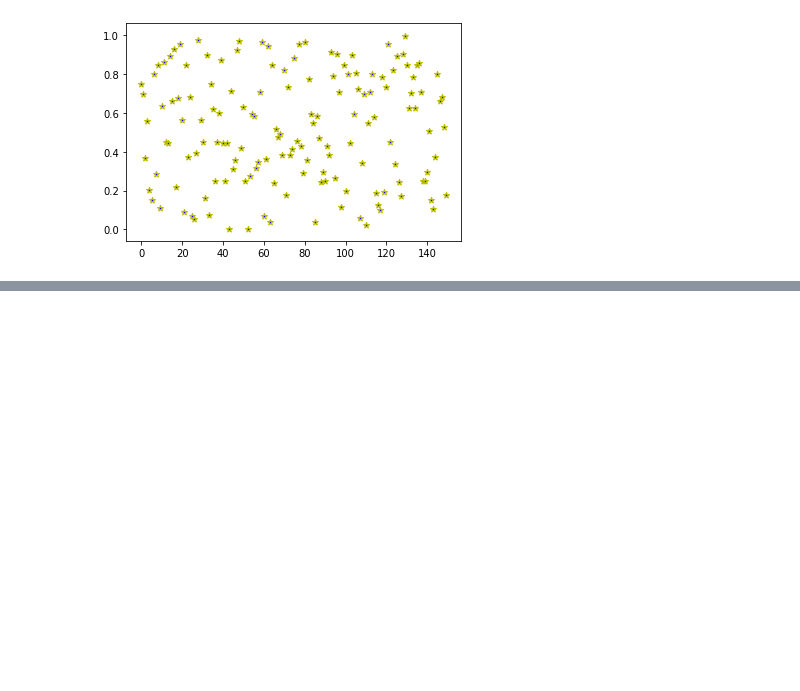
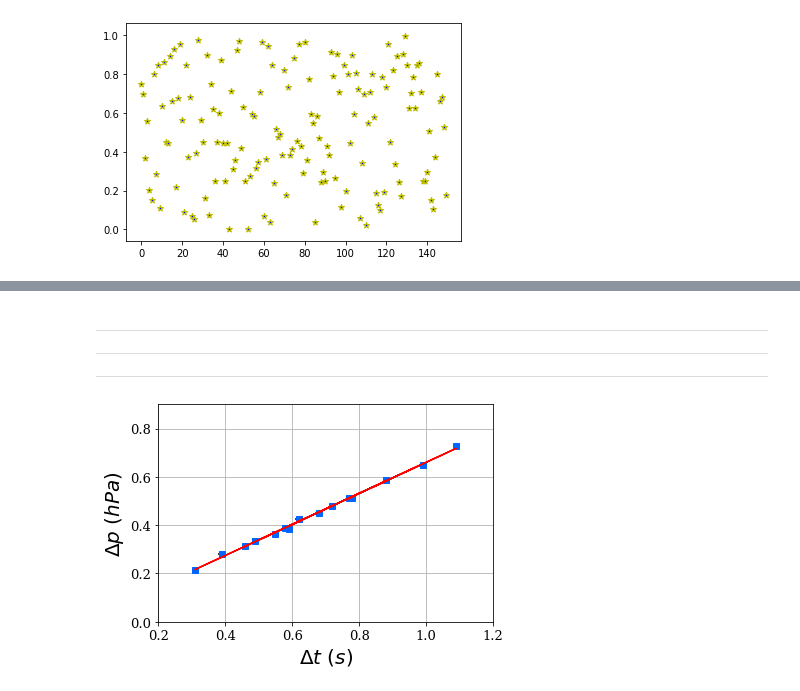
Before and after one commit to themanoftalent/pythondata, a Jupyter notebook: General_python_tutorial.ipynb, the cells around one changed output, grey strips where cells are left out. Cells and saved outputs as stored; diff of their text form; code cells hidden in the pictures; blank space fills up the shorter version.

```diff
--- a/General_python_tutorial.ipynb
+++ b/General_python_tutorial.ipynb
@@ -1608,0 +1725,39 @@ plt.show()
+# %% [markdown]
+
+
+---
+
+
+
+---
+
+
+
+---
+# %%
+import matplotlib.pyplot as plt
+from scipy import stats
+import numpy as np
+
+x = np.array([0.46,0.59,0.68,0.99,0.39,0.31,1.09,0.77,0.72,0.49,0.55,0.62,0.58,0.88,0.78]) # x is a numpy array now
+y = np.array([0.315,0.383,0.452,0.650,0.279,0.215,0.727,0.512,0.478,0.335,0.365,0.424,0.390,0.585,0.511]) # y is a numpy array now
+xerr = [0.01]*15
+yerr = [0.001]*15
+
+plt.rc('font', family='serif', size=13)
+m, b = np.polyfit(x, y, 1)
+plt.plot(x,y,'s',color='#0066FF')
+plt.plot(x, m*x + b, 'r-') #BREAKS ON THIS LINE
+
+plt.errorbar(x,y,xerr=xerr,yerr=0,linestyle="None",color='black')
+plt.xlabel('$\Delta t$ $(s)$',fontsize=20)
+plt.ylabel('$\Delta p$ $(hPa)$',fontsize=20)
+
+plt.autoscale(enable=True, axis=u'both', tight=False)
+plt.grid(True)
+#plt.grid(False)
+plt.xlim(0.2,1.2)
+plt.ylim(0,0.9)
+plt.show()
+# %% [output]
+[figure, added]
```
Also changed, not shown: parts of 15 cells of this notebook.
